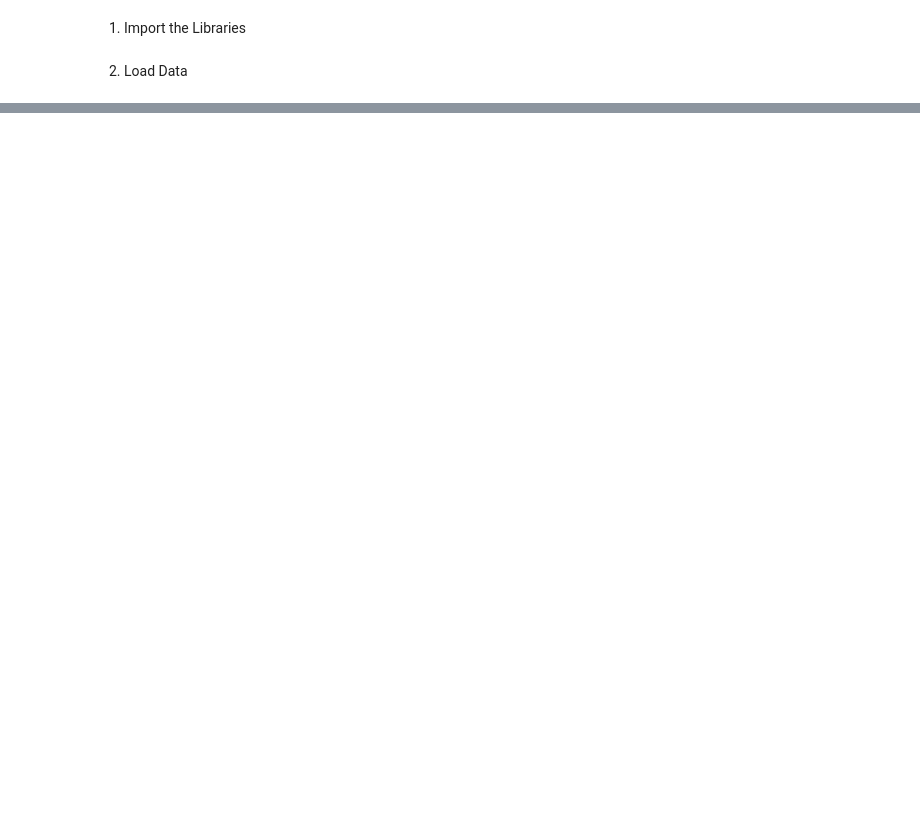
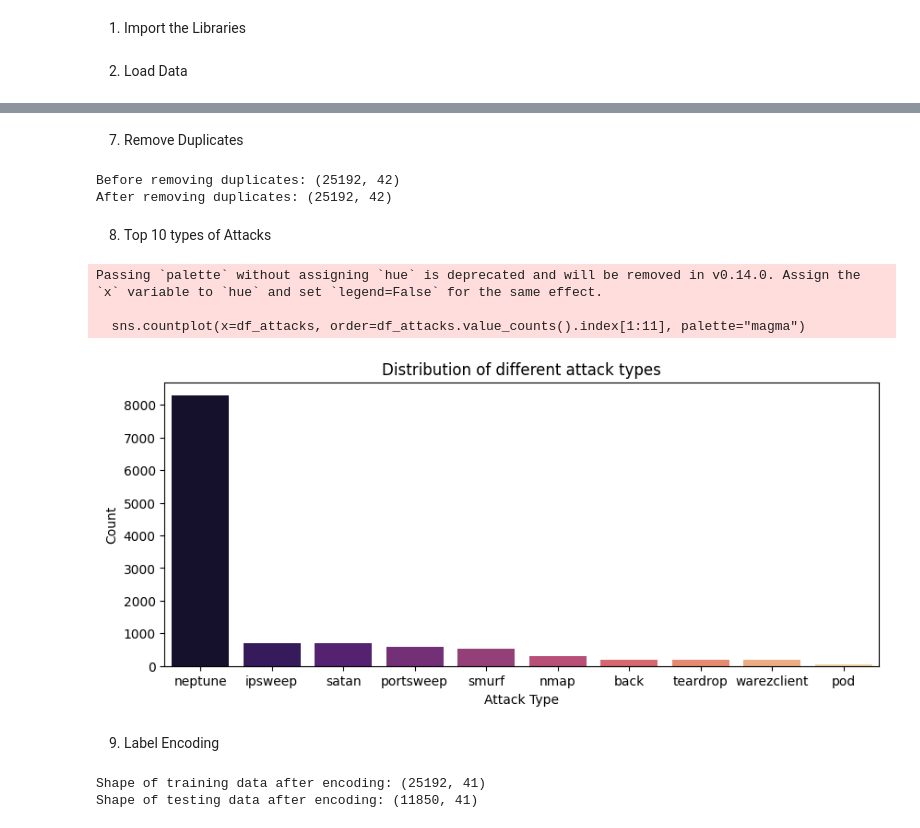
Before and after one commit to SpringBoardMentor193s/SentinelNet, a Jupyter notebook: notebooks/multiclass_classn.ipynb, the cells around one changed output, grey strips where cells are left out. Drawn from its saved outputs; the diff is of its cells as text; code cells hidden in the pictures; blank space fills up the shorter version.

```diff
--- a/notebooks/multiclass_classn.ipynb
+++ b/notebooks/multiclass_classn.ipynb
@@ -304,0 +26,17 @@ buffer_overflow       0.00      0.00      0.00         3
+# %%
+col_names = [
+    "duration","protocol_type","service","flag","src_bytes","dst_bytes",
+    "land","wrong_fragment","urgent","hot","num_failed_logins","logged_in",
+    "num_compromised","root_shell","su_attempted","num_root","num_file_creations",
+    "num_shells","num_access_files","num_outbound_cmds","is_host_login","is_guest_login",
+    "count","srv_count","serror_rate","srv_serror_rate","rerror_rate","srv_rerror_rate",
+    "same_srv_rate","diff_srv_rate","srv_diff_host_rate","dst_host_count","dst_host_srv_count",
+    "dst_host_same_srv_rate","dst_host_diff_srv_rate","dst_host_same_src_port_rate",
+    "dst_host_srv_diff_host_rate","dst_host_serror_rate","dst_host_srv_serror_rate",
+    "dst_host_rerror_rate","dst_host_srv_rerror_rate","label","difficulty"
+]
+
+train=pd.read_csv("/content/drive/MyDrive/KDDTrain+_20Percent.txt",names=col_names)
+test=pd.read_csv("/content/drive/MyDrive/KDDTest-21.txt",names=col_names)
+train.drop(['difficulty'], axis=1, inplace=True)
+test.drop(['difficulty'], axis=1, inplace=True)
@@ -304,0 +111,3 @@ buffer_overflow       0.00      0.00      0.00         3
+# %%
+print("Total missing values:",train.isnull().sum().sum())
+train=train.dropna()
@@ -304,0 +131,26 @@ buffer_overflow       0.00      0.00      0.00         3
+# %% [markdown]
+7. Remove Duplicates
+# %%
+print("Before removing duplicates:", train.shape)
+train = train.drop_duplicates()
+print("After removing duplicates:", train.shape)
+# %% [output]
+Before removing duplicates: (25192, 42)
+After removing duplicates: (25192, 42)
+# %% [markdown]
+8. Top 10 types of Attacks
+# %%
+plt.figure(figsize=(10,4))
+df_attacks=train["label"]
+sns.countplot(x=df_attacks, order=df_attacks.value_counts().index[1:11], palette="magma")
+plt.title("Distribution of different attack types")
+plt.xlabel('Attack Type')
+plt.ylabel('Count')
+plt.show()
+# %% [output]
+Passing `palette` without assigning `hue` is deprecated and will be removed in v0.14.0. Assign the `x` variable to `hue` and set `legend=False` for the same effect.
+
+  sns.countplot(x=df_attacks, order=df_attacks.value_counts().index[1:11], palette="magma")
+[figure, added]
+# %% [markdown]
+9. Label Encoding
@@ -304,0 +168,6 @@ buffer_overflow       0.00      0.00      0.00         3
+# %%
+print(f"Shape of training data after encoding: {train.shape}")
+print(f"Shape of testing data after encoding: {test.shape}")
+# %% [output]
+Shape of training data after encoding: (25192, 41)
+Shape of testing data after encoding: (11850, 41)
```
Also changed, not shown: parts of 53 cells of this notebook.
